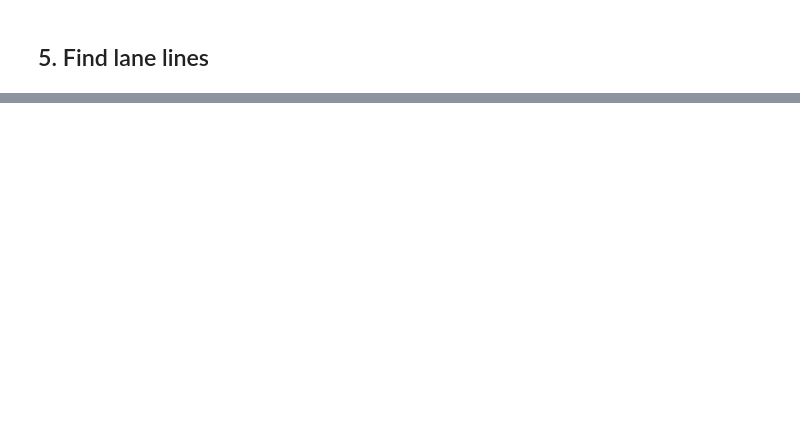
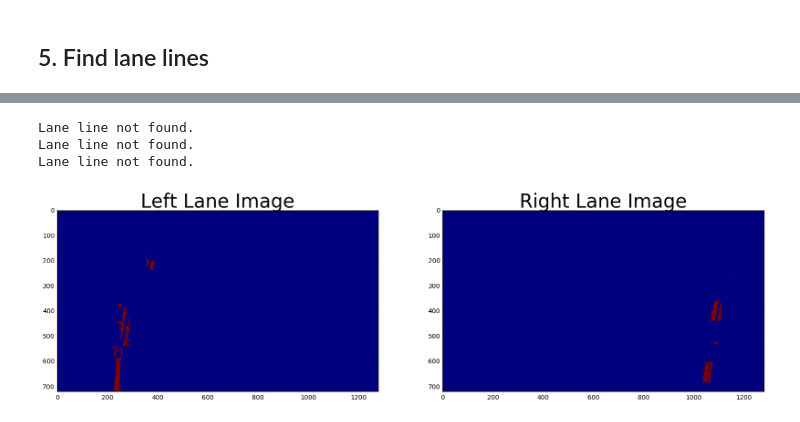
Before and after one commit to chc170/CarND-Advanced-Lane-Lines, a Jupyter notebook: project4.ipynb, the cells around one changed output, grey strips where cells are left out. Saved outputs shown, nothing was run; the diff lists cells and outputs as text; code cells hidden in the pictures; blank space fills up the shorter version.

```diff
--- a/project4.ipynb
+++ b/project4.ipynb
@@ -187,0 +188,65 @@ for i, ax in enumerate(axes):
+# %%
+def find_lane_points(binary_image):
+    """
+    """
+    lane_width = 25
+    lanes_dist = 750
+    tolerance  = 70
+
+    mid = int(binary_img.shape[1]/2)
+    height = binary_image.shape[0]
+
+    nb_win = 8
+    win_size = math.ceil(height/nb_win)
+
+    l_y_vals = []
+    l_x_vals = []
+
+    r_y_vals = []
+    r_x_vals = []
+
+    l_pnts = np.zeros_like(binary_image)
+    r_pnts = np.zeros_like(binary_image)
+
+    l_peak = None
+    r_peak = None
+
+    found_first = False
+    for i in range(nb_win):
+        idx = (nb_win - 1) - i
+
+        start = idx * win_size
+        end = start + win_size
+
+        histogram = np.sum(binary_image[start:end, :], axis=0)
+
+        # bottom band
+        if True or not found_first:
+            l_peak = np.argmax(histogram[:mid])
+            r_peak = np.argmax(histogram[mid:]) + mid
+
+            # Valid lane line found
+            if abs((r_peak - l_peak) - lanes_dist) < tolerance:
+                l_mask = binary_image[start:end, l_peak-lane_width:l_peak+lane_width] == 1
+                r_mask = binary_image[start:end, r_peak-lane_width:r_peak+lane_width] == 1
+                l_pnts[start:end, l_peak-lane_width:l_peak+lane_width][l_mask] = 1
+                r_pnts[start:end, r_peak-lane_width:r_peak+lane_width][r_mask] = 1
+                found_first = True
+            else:
+                print('Lane line not found.')
+        # rest bands
+        else:
+            pass
+    f, (ax1, ax2) = plt.subplots(1, 2, figsize=(20,10))
+    ax1.imshow(l_pnts)
+    ax1.set_title('Left Lane Image', fontsize=30)
+    ax2.imshow(r_pnts)
+    ax2.set_title('Right Lane Image', fontsize=30)
+    return np.where(l_pnts == 1), np.where(r_pnts == 1)
+
+l_points, r_points = find_lane_points(binary_img)
+# %% [output]
+Lane line not found.
+Lane line not found.
+Lane line not found.
+[figure, added]
```
Also changed, not shown: parts of 9 cells of this notebook, 1 other file.
